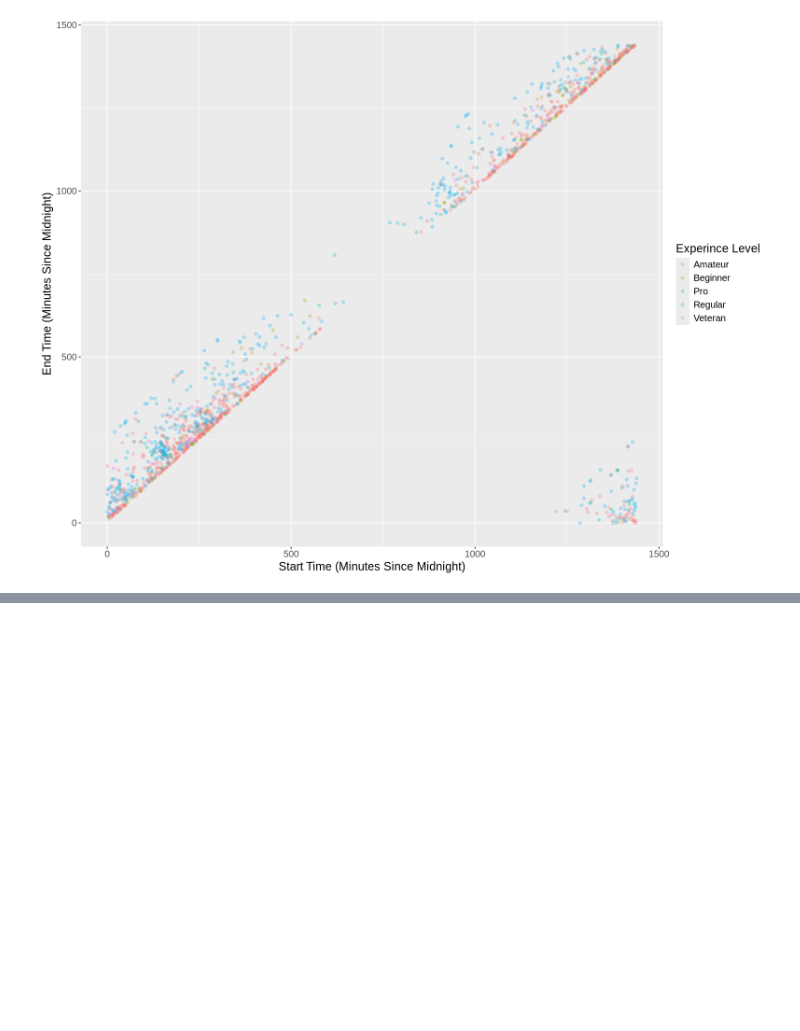
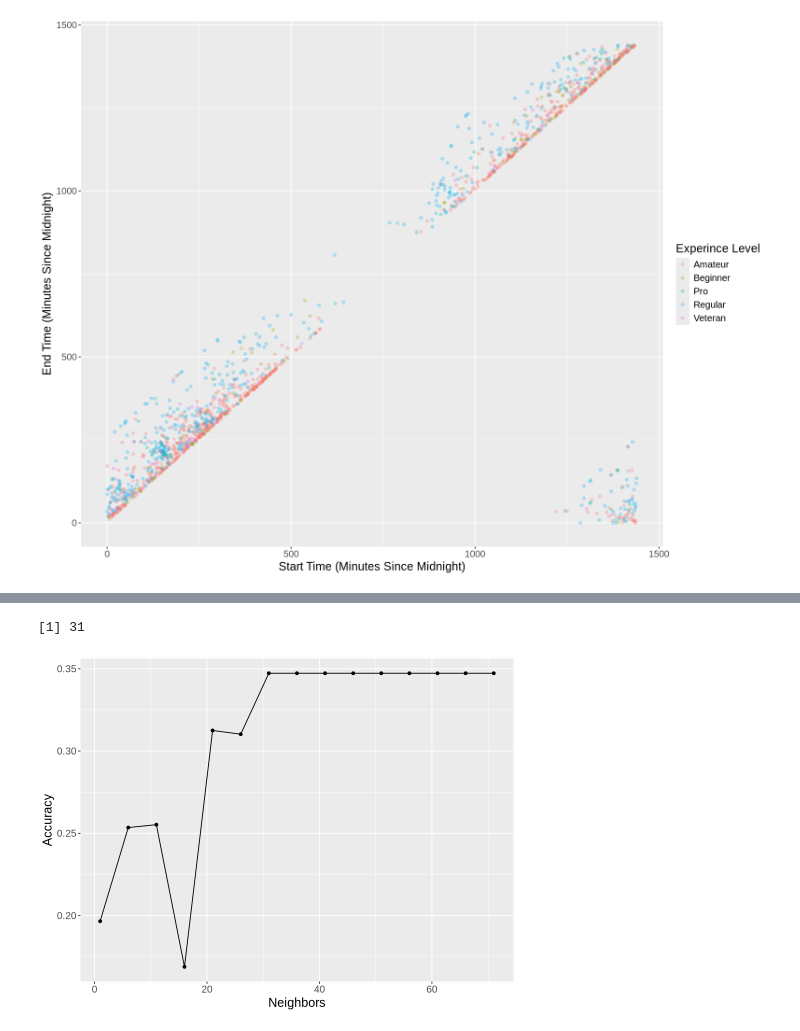
Before and after one commit to mulch-eater-prime/DSCI-Group-17-Project, a Jupyter notebook: Work.ipynb, the cells around one changed output, grey strips where cells are left out. Saved outputs shown, nothing was run; the diff lists cells and outputs as text; code cells hidden in the pictures; blank space fills up the shorter version.

Commit message:
Created framework for best k-value
I think the best K value is 31

```diff
--- a/Work.ipynb
+++ b/Work.ipynb
@@ -163 +173,25 @@ Warning message:
 [figure]
+# %%
+minecraft_split <- initial_split(msm_new, prop = 0.75, strata = experience)
+minecraft_train <- training(minecraft_split)
+minecraft_test <- testing(minecraft_split)
+
+minecraft_recipe <- recipe(experience ~ start + end, data = minecraft_train) |>
+    step_scale(all_predictors()) |>
+    step_center(all_predictors())
+
+minecraft_spec <- nearest_neighbor(weight_func = "rectangular", neighbors = tune()) |>
+    set_engine("kknn") |>
+    set_mode("classification")
+
+minecraft_vfold <- vfold_cv(minecraft_train, v = 10, strata = experience)
+
+k_vals <- tibble(neighbors = seq(from = 1, to = 75, by = 5))
+
+minecraft_results <- workflow() |>
+    add_recipe(minecraft_recipe) |>
+    add_model(minecraft_spec) |>
+    tune_grid(resamples = minecraft_vfold, grid = k_vals) |>
+    collect_metrics() |>
+    filter(.metric == "accuracy")
+minecraft_results
@@ -163,0 +229,14 @@ Warning message:
+# %%
+minecraft_best_k <- minecraft_results |> ggplot(aes(x = neighbors, y = mean)) +
+    geom_point() + geom_line() +
+    labs(x = "Neighbors", y = "Accuracy") +
+    theme(text = element_text(size = 15))
+minecraft_best_k
+
+minecraft_k <- minecraft_results |> arrange(desc(mean)) |>
+    head(1) |>
+    pull(neighbors)
+minecraft_k
+# %% [output]
+[1] 31
+[figure, added]
```
Also changed, not shown: parts of 3 cells of this notebook.
